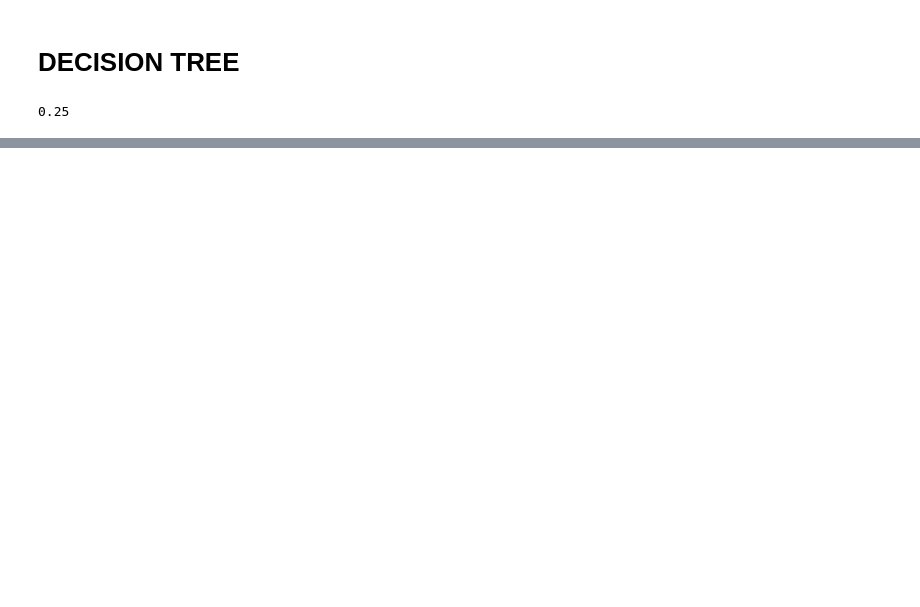
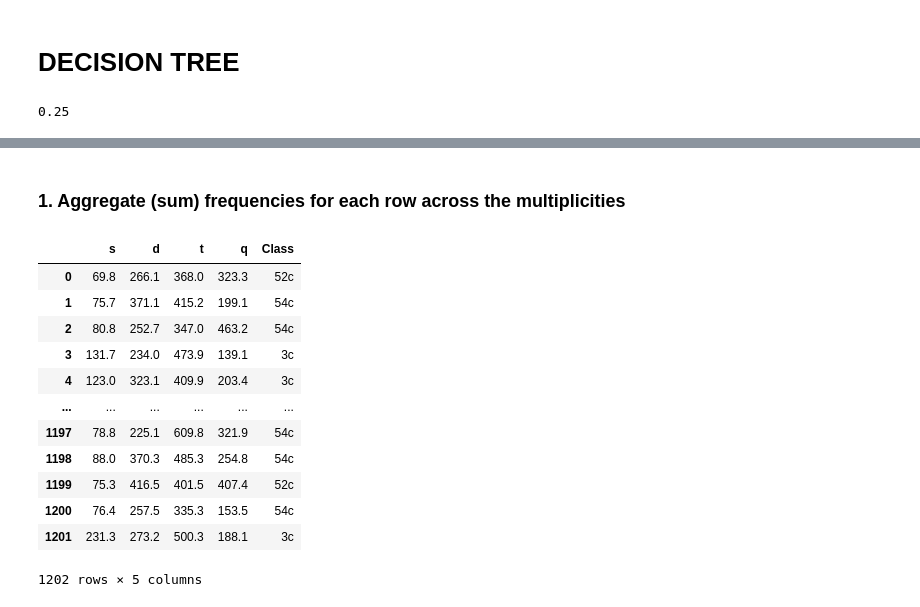
Before and after one commit to Darius888/TFART_Project, a Jupyter notebook: TFART_Project.ipynb, the cells around one changed output, grey strips where cells are left out. Cells and saved outputs as stored; diff of their text form; code cells hidden in the pictures; blank space fills up the shorter version.

Commit message:
Added aggregated methods

```diff
--- a/TFART_Project.ipynb
+++ b/TFART_Project.ipynb
@@ -456,0 +526,45 @@ accuracy_score(test_Y, predictions)
+# %% [markdown]
+### 1. Aggregate (sum) frequencies for each row across the multiplicities
+# %%
+mult = ['a5','a7','a9','a11','a13','a15','a17','a19','a21','a23','a25','a27','a29','a31','a33','a35','a37','a39','a41','a43']
+freq = ["a6", "a8", "a10",
+                        "a12", "a14", "a16", "a18", "a20",
+                        "a22", "a24", "a26", "a28", "a30",
+                        "a32", "a34", "a36", "a38", "a40",
+                        "a42", "a44"]
+
+agg_df = pd.DataFrame(columns=['s', 'd', 't', 'q', 'Class'])
+
+for index, row in df.iterrows():
+    s = 0
+    d = 0
+    t = 0
+    q = 0
+
+    for l in zip(mult, freq):
+        if(row[l[0]] == 's'):
+            s = s + row[l[1]]
+        elif(row[l[0]] == 'd'):
+            d = d + row[l[1]]
+        elif(row[l[0]] == 't'):
+            t = t + row[l[1]]
+        else:
+            q = q + row[l[1]]
+
+    agg_df = agg_df.append(pd.DataFrame({'s': [s], 'd': [d], 't': [t], 'q': [q], 'Class': [row['Class']]}), ignore_index=True)
+# %%
+agg_df
+# %% [output]
+|  | s | d | t | q | Class |
+| 0 | 69.8 | 266.1 | 368.0 | 323.3 | 52c |
+| 1 | 75.7 | 371.1 | 415.2 | 199.1 | 54c |
+| 2 | 80.8 | 252.7 | 347.0 | 463.2 | 54c |
+| 3 | 131.7 | 234.0 | 473.9 | 139.1 | 3c |
+| 4 | 123.0 | 323.1 | 409.9 | 203.4 | 3c |
+| ... | ... | ... | ... | ... | ... |
+| 1197 | 78.8 | 225.1 | 609.8 | 321.9 | 54c |
+| 1198 | 88.0 | 370.3 | 485.3 | 254.8 | 54c |
+| 1199 | 75.3 | 416.5 | 401.5 | 407.4 | 52c |
+| 1200 | 76.4 | 257.5 | 335.3 | 153.5 | 54c |
+| 1201 | 231.3 | 273.2 | 500.3 | 188.1 | 3c |
+1202 rows × 5 columns
```
Also changed, not shown: parts of 32 cells of this notebook.
